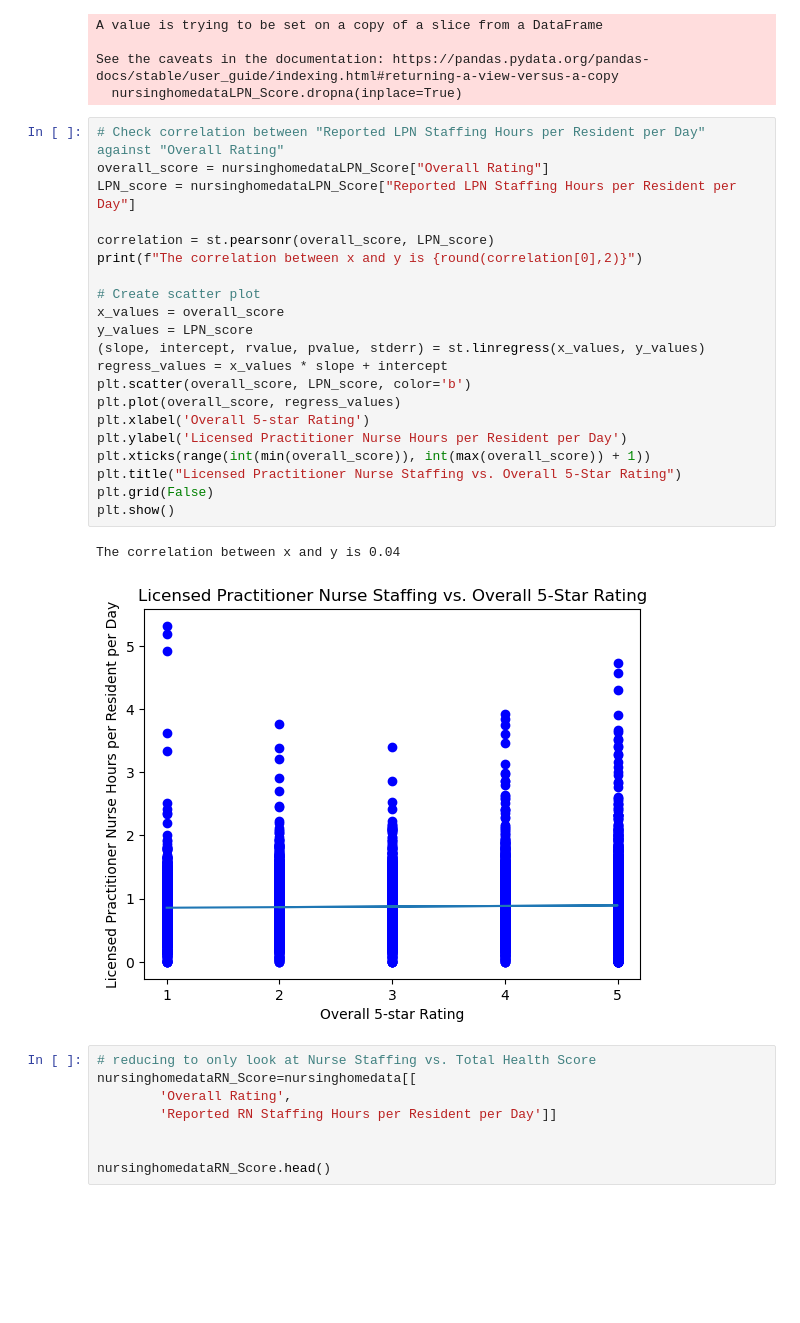
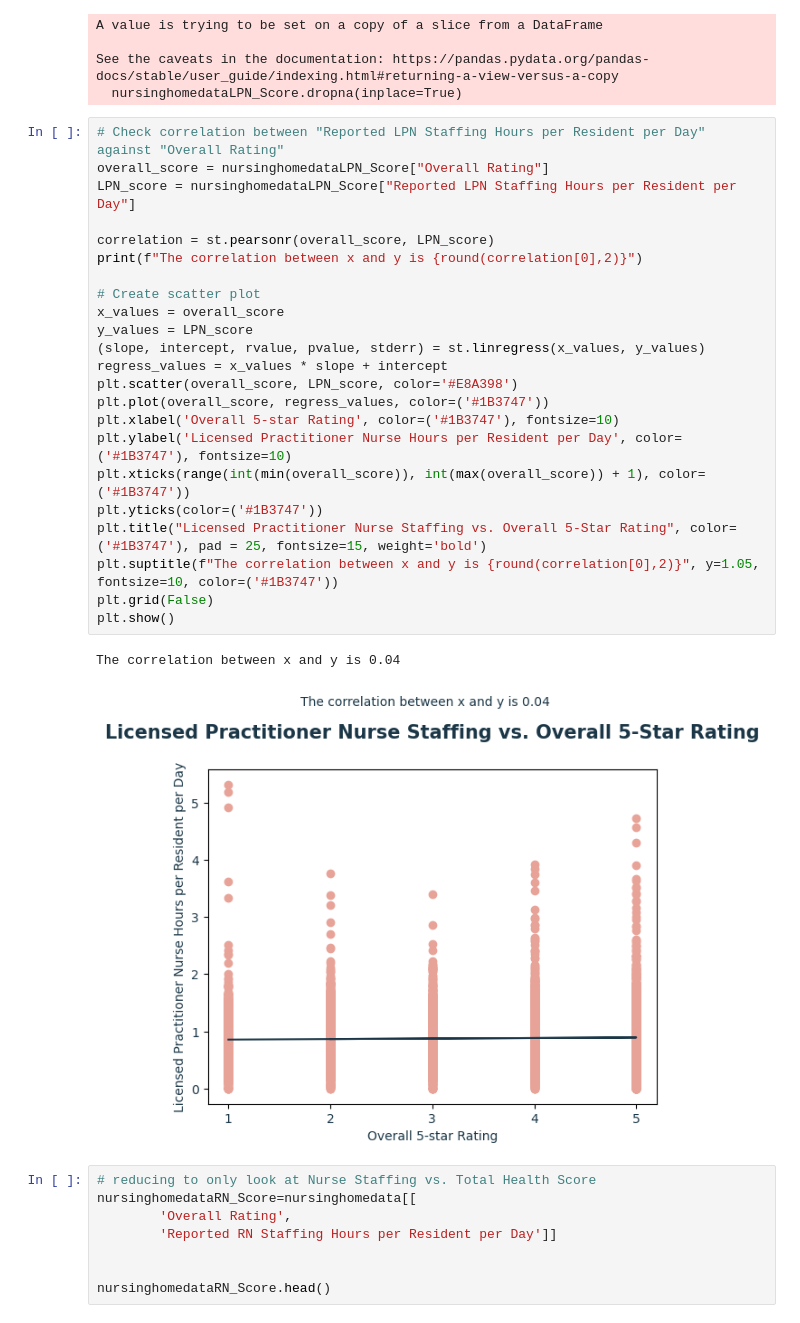
Before and after one commit to mcscodes/Project-1-Data-Visualization, a Jupyter notebook: NursingHomeDataVisualization.ipynb, the cells around one changed output. Saved outputs shown, nothing was run; the diff lists cells and outputs as text; blank space fills up the shorter version.

```diff
--- a/NursingHomeDataVisualization.ipynb
+++ b/NursingHomeDataVisualization.ipynb
@@ -770,27 +783,29 @@ See the caveats in the documentation: https://pandas.pydata.org/pandas-docs/stab
 # %%
 # Check correlation between "Reported LPN Staffing Hours per Resident per Day" against "Overall Rating"
 overall_score = nursinghomedataLPN_Score["Overall Rating"]
 LPN_score = nursinghomedataLPN_Score["Reported LPN Staffing Hours per Resident per Day"]
 
 correlation = st.pearsonr(overall_score, LPN_score)
 print(f"The correlation between x and y is {round(correlation[0],2)}")
 
 # Create scatter plot
 x_values = overall_score
 y_values = LPN_score
 (slope, intercept, rvalue, pvalue, stderr) = st.linregress(x_values, y_values)
 regress_values = x_values * slope + intercept
-plt.scatter(overall_score, LPN_score, color='b')
-plt.plot(overall_score, regress_values)
-plt.xlabel('Overall 5-star Rating')
-plt.ylabel('Licensed Practitioner Nurse Hours per Resident per Day')
-plt.xticks(range(int(min(overall_score)), int(max(overall_score)) + 1))
-plt.title("Licensed Practitioner Nurse Staffing vs. Overall 5-Star Rating")
+plt.scatter(overall_score, LPN_score, color='#E8A398')
+plt.plot(overall_score, regress_values, color=('#1B3747'))
+plt.xlabel('Overall 5-star Rating', color=('#1B3747'), fontsize=10)
+plt.ylabel('Licensed Practitioner Nurse Hours per Resident per Day', color=('#1B3747'), fontsize=10)
+plt.xticks(range(int(min(overall_score)), int(max(overall_score)) + 1), color=('#1B3747'))
+plt.yticks(color=('#1B3747'))
+plt.title("Licensed Practitioner Nurse Staffing vs. Overall 5-Star Rating", color=('#1B3747'), pad = 25, fontsize=15, weight='bold')
+plt.suptitle(f"The correlation between x and y is {round(correlation[0],2)}", y=1.05, fontsize=10, color=('#1B3747'))
 plt.grid(False)
 plt.show()
 # %% [output]
 The correlation between x and y is 0.04
-[figure, old version]
+[figure, new version]
 # %%
 # reducing to only look at Nurse Staffing vs. Total Health Score
 nursinghomedataRN_Score=nursinghomedata[[
```
Also changed, not shown: parts of 24 cells of this notebook.
